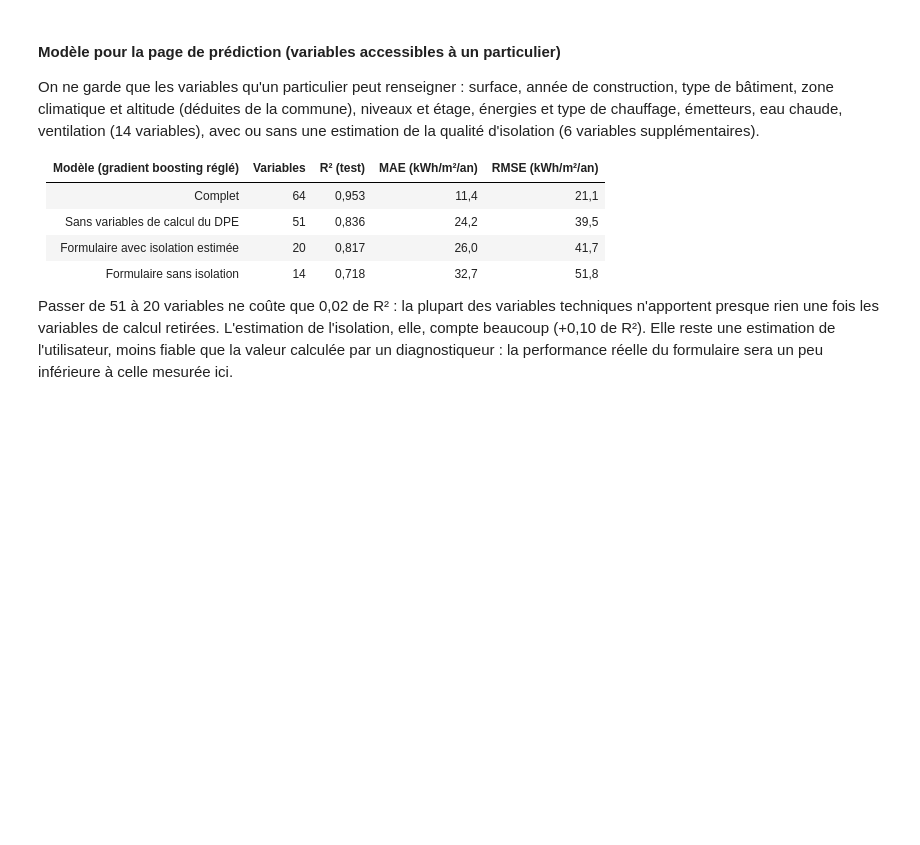
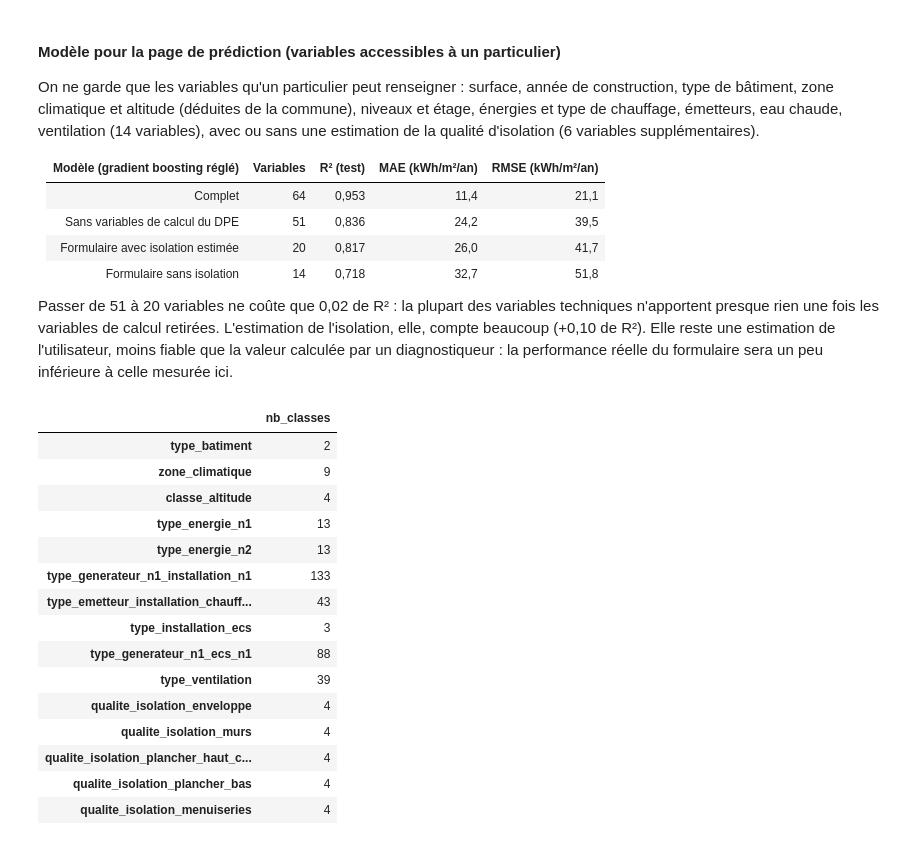
Before and after one commit to Abrlh/SISE-CONSO-ANALYSIS, a Jupyter notebook: notebooks/03_ML.ipynb, the cells around one changed output. Drawn from its saved outputs; the diff is of its cells as text; code cells hidden in the pictures; blank space fills up the shorter version.

```diff
--- a/notebooks/03_ML.ipynb
+++ b/notebooks/03_ML.ipynb
@@ -752,3 +793,27 @@ On ne garde que les variables qu'un particulier peut renseigner : surface, anné
 | Formulaire sans isolation | 14 | 0,718 | 32,7 | 51,8 |
 
 Passer de 51 à 20 variables ne coûte que 0,02 de R² : la plupart des variables techniques n'apportent presque rien une fois les variables de calcul retirées. L'estimation de l'isolation, elle, compte beaucoup (+0,10 de R²). Elle reste une estimation de l'utilisateur, moins fiable que la valeur calculée par un diagnostiqueur : la performance réelle du formulaire sera un peu inférieure à celle mesurée ici.
+# %%
+# nombre de classes de chaque variable catégorielle du formulaire
+variables_formulaire = base_formulaire + isolation_percue
+pd.DataFrame(
+    {"nb_classes": [X_conso_train[c].nunique() for c in variables_formulaire if c in quali_cols_dpe]},
+    index=[c for c in variables_formulaire if c in quali_cols_dpe],
+)
+# %% [output]
+|  | nb_classes |
+| type_batiment | 2 |
+| zone_climatique | 9 |
+| classe_altitude | 4 |
+| type_energie_n1 | 13 |
+| type_energie_n2 | 13 |
+| type_generateur_n1_installation_n1 | 133 |
+| type_emetteur_installation_chauff... | 43 |
+| type_installation_ecs | 3 |
+| type_generateur_n1_ecs_n1 | 88 |
+| type_ventilation | 39 |
+| qualite_isolation_enveloppe | 4 |
+| qualite_isolation_murs | 4 |
+| qualite_isolation_plancher_haut_c... | 4 |
+| qualite_isolation_plancher_bas | 4 |
+| qualite_isolation_menuiseries | 4 |
```
Also changed, not shown: parts of 7 cells of this notebook.
